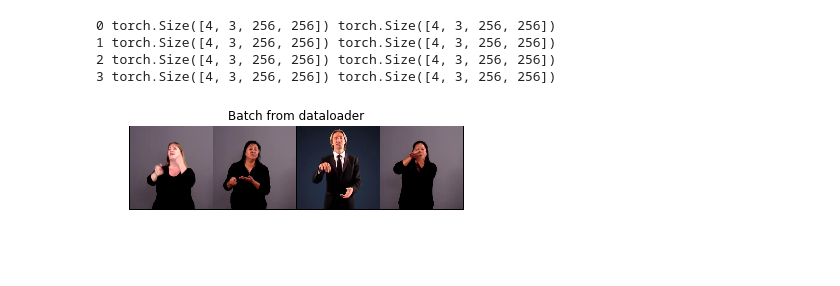
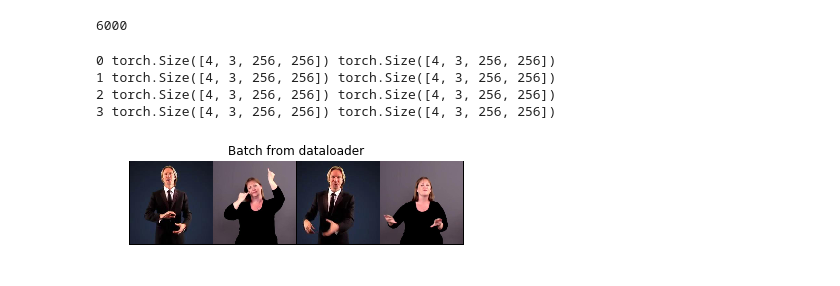
Before and after one commit to aarushgupta/FusionGAN, a Jupyter notebook: FusionGAN.ipynb, the cells around one changed output. Drawn from its saved outputs; the diff is of its cells as text; code cells hidden in the pictures.

Commit message:
Update Model and Training Script

```diff
--- a/FusionGAN.ipynb
+++ b/FusionGAN.ipynb
@@ -21,8 +24,9 @@ device = 'cuda' if torch.cuda.is_available() else 'cpu'
 # %%
 class YouTubePose(Dataset):
 
-    def __init__(self, datapoint_pairs, dataset_dir, transform=None, mode='train'):
+    def __init__(self, datapoint_pairs, shapeLoss_datapoint_pairs, dataset_dir, transform=None, mode='train'):
         self.datapoint_pairs = datapoint_pairs
+        self.shapeLoss_datapoint_pairs = shapeLoss_datapoint_pairs
         self.dataset_dir = dataset_dir
         self.transform = transform
         self.mode = mode
@@ -35,26 +39,42 @@ class YouTubePose(Dataset):
         x_gen_path = image_pair[0]
         x_dis_path = image_pair[1]
         y_path = image_pair[2]
+
+        identity_pair = self.shapeLoss_datapoint_pairs[idx]
+        iden_1_path = identity_pair[0]
+        iden_2_path = identity_pair[1]
+
         x_gen = Image.open(self.dataset_dir + self.mode + '/' + x_gen_path)
         x_dis = Image.open(self.dataset_dir + self.mode + '/' + x_dis_path)
         y = Image.open(self.dataset_dir + self.mode + '/' + y_path)
+        iden_1 = Image.open(self.dataset_dir + self.mode + '/' + iden_1_path)
+        iden_2 = Image.open(self.dataset_dir + self.mode + '/' + iden_2_path)
 
         if self.transform:
             x_gen = self.transform(x_gen)
             x_dis = self.transform(x_dis)
             y = self.transform(y)
+            iden_1 = self.transform(iden_1)
+            iden_2 = self.transform(iden_2)
 
-        sample = {'x_gen' : x_gen, 'x_dis': x_dis, 'y': y}
+        sample = {'x_gen' : x_gen, 'x_dis': x_dis, 'y': y, 'iden_1': iden_1, 'iden_2':iden_2}
         return sample
 # %%
 with open('train_datapoint_triplets.pkl', 'rb') as f:
     datapoint_pairs = pickle.load(f)
+# %%
+with open('train_shapeLoss_pairs.pkl', 'rb') as f:
+    shapeLoss_datapoint_pairs = pickle.load(f)
+# %%
+len(datapoint_pairs)
+# %% [output]
+6000
 # %%
 transform = transforms.Compose([
     transforms.Resize((256, 256)),
     transforms.ToTensor()
 ])
 # %%
-train_dataset = YouTubePose(datapoint_pairs, dataset_dir, transform)
+train_dataset = YouTubePose(datapoint_pairs, shapeLoss_datapoint_pairs, dataset_dir, transform)
 train_dataloader = DataLoader(train_dataset, batch_size=batch_size, shuffle=False,
                                              num_workers=0)
@@ -61,33 +83,33 @@ train_dataloader = DataLoader(train_dataset, batch_size=batch_size, shuffle=Fals
 # %%
 def show_landmarks_batch(sample_batched):
 
-    images_batch, landmarks_batch = sample_batched['y'], sample_batched['x_dis']
+    images_batch, landmarks_batch = sample_batched['iden_1'], sample_batched['iden_2']
 #     batch_size = len(images_batch)
 #     im_size = images_batch.size(2)
 
     grid = utils.make_grid(images_batch)
     grid1 = utils.make_grid(landmarks_batch)
 
-    plt.imshow(grid.numpy().transpose((1, 2, 0)))
-#     plt.imshow(grid1.numpy().transpose((1, 2, 0)))
+#     plt.imshow(grid.numpy().transpose((1, 2, 0)))
+    plt.imshow(grid1.numpy().transpose((1, 2, 0)))
     plt.title('Batch from dataloader')
 
 for i_batch, sample_batched in enumerate(train_dataloader):
     print(i_batch, sample_batched['x_gen'].size(), sample_batched['y'].size())
 
     if i_batch == 3:
         plt.figure()
         show_landmarks_batch(sample_batched)
         plt.axis('off')
         plt.ioff()
         plt.show()
         break
 # %% [output]
 0 torch.Size([4, 3, 256, 256]) torch.Size([4, 3, 256, 256])
 1 torch.Size([4, 3, 256, 256]) torch.Size([4, 3, 256, 256])
 2 torch.Size([4, 3, 256, 256]) torch.Size([4, 3, 256, 256])
 3 torch.Size([4, 3, 256, 256]) torch.Size([4, 3, 256, 256])
-[figure, old version]
+[figure, new version]
 # %%
 # 3x3 convolution
 def conv3x3(in_channels, out_channels, stride=1):
```
Also changed, not shown: parts of 22 cells of this notebook.
